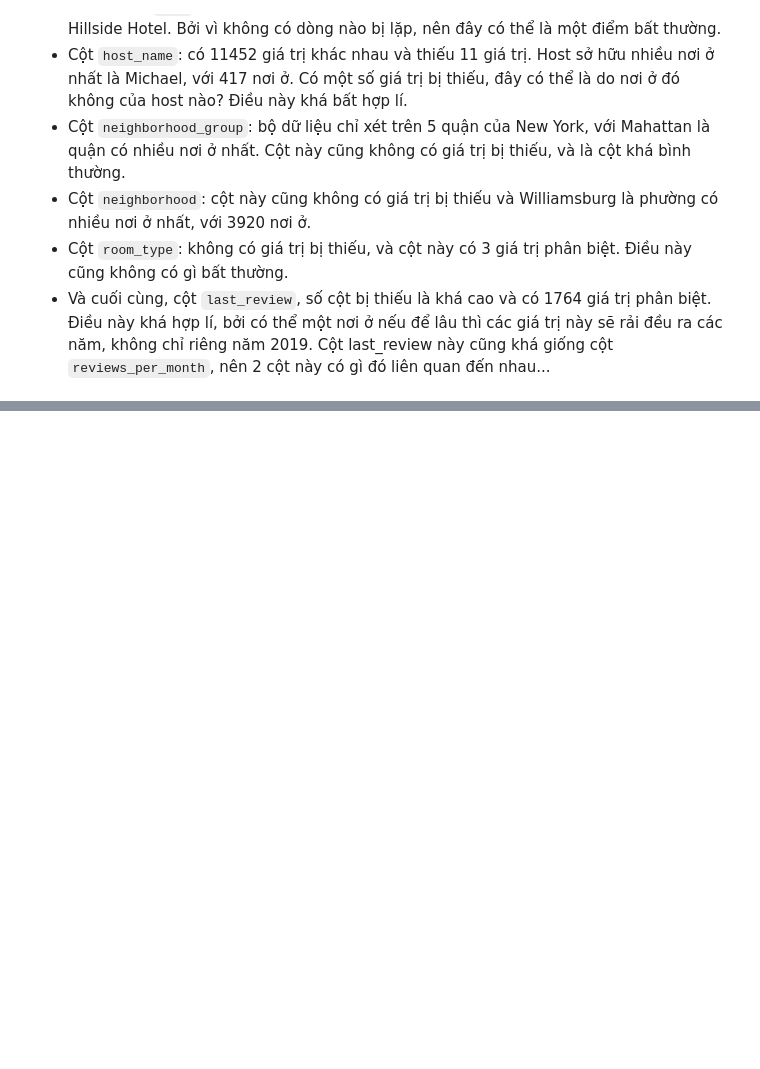
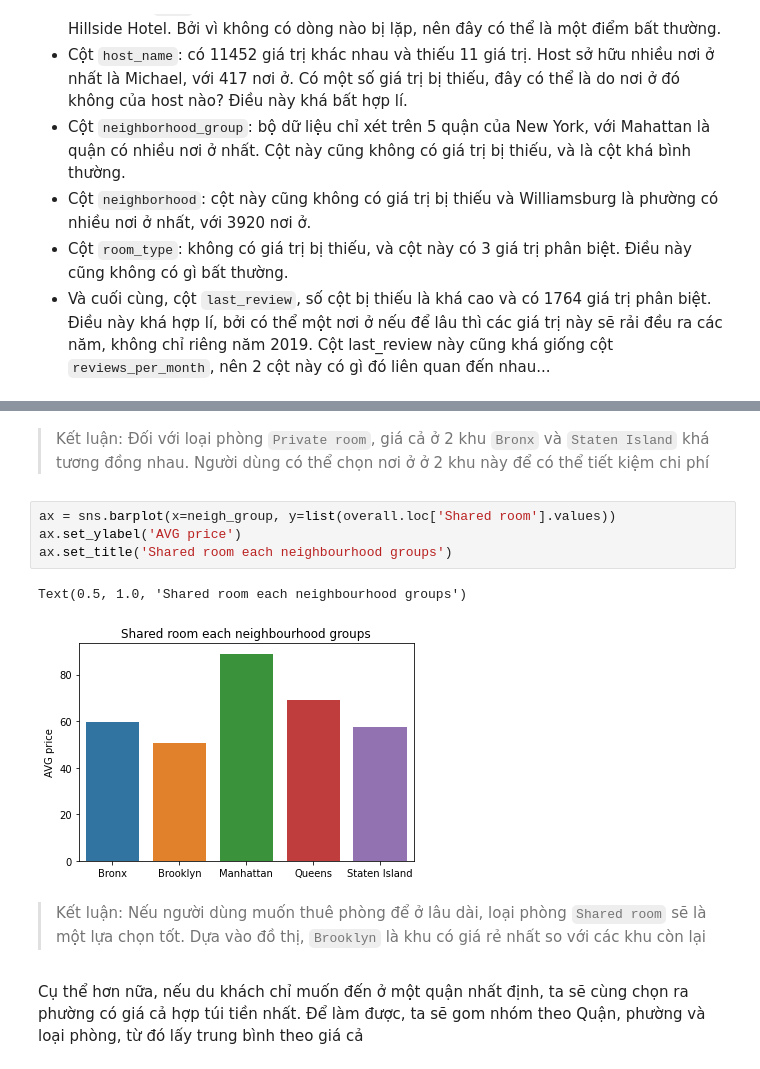
Before and after one commit to huutuan122/P4DS_Final, a Jupyter notebook: code/Tuan.ipynb, the cells around one changed output, grey strips where cells are left out. Saved outputs shown, nothing was run; the diff lists cells and outputs as text; blank space fills up the shorter version.

```diff
--- a/code/Tuan.ipynb
+++ b/code/Tuan.ipynb
@@ -117,0 +262,13 @@ np.unique(df['id'])
+# %% [markdown]
+> Kết luận: Đối với loại phòng `Private room`, giá cả ở 2 khu `Bronx` và `Staten Island` khá tương đồng nhau. Người dùng có thể chọn nơi ở ở 2 khu này để có thể tiết kiệm chi phí
+# %%
+ax = sns.barplot(x=neigh_group, y=list(overall.loc['Shared room'].values))
+ax.set_ylabel('AVG price')
+ax.set_title('Shared room each neighbourhood groups')
+# %% [output]
+Text(0.5, 1.0, 'Shared room each neighbourhood groups')
+[figure, added]
+# %% [markdown]
+> Kết luận: Nếu người dùng muốn thuê phòng để ở lâu dài, loại phòng `Shared room` sẽ là một lựa chọn tốt. Dựa vào đồ thị, `Brooklyn` là khu có giá rẻ nhất so với các khu còn lại
+# %% [markdown]
+Cụ thể hơn nữa, nếu du khách chỉ muốn đến ở một quận nhất định, ta sẽ cùng chọn ra phường có giá cả hợp túi tiền nhất. Để làm được, ta sẽ gom nhóm theo Quận, phường và loại phòng, từ đó lấy trung bình theo giá cả
```
Also changed, not shown: parts of 37 cells of this notebook.
